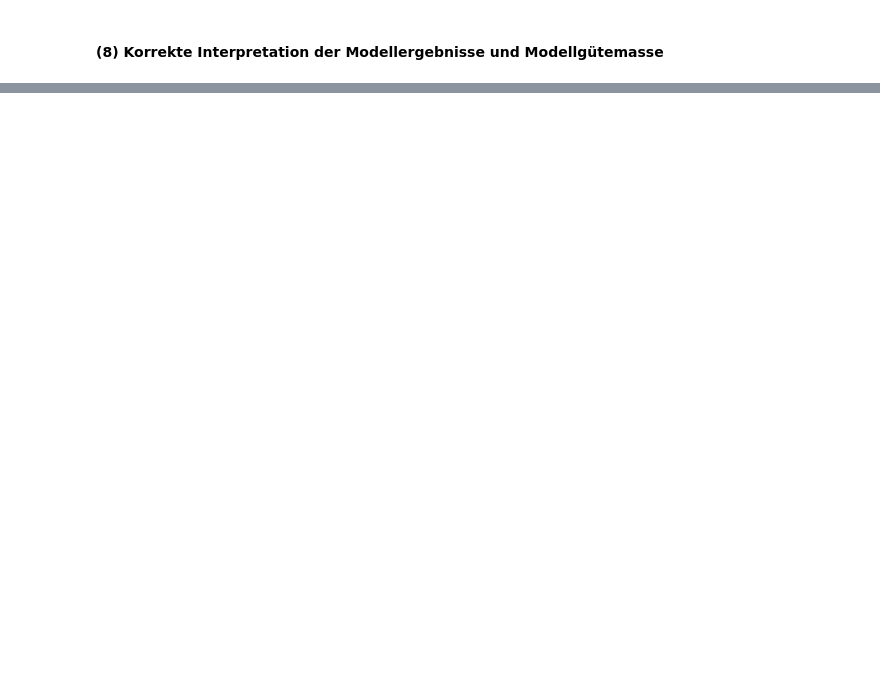
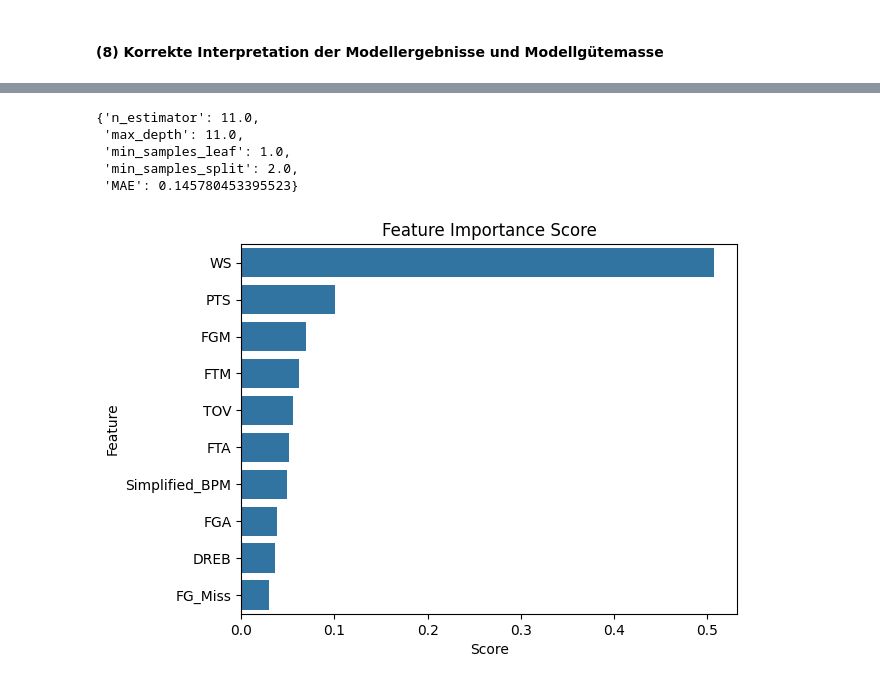
Before and after one commit to mimitridurri/ADS_Group2, a Jupyter notebook: WebScrape/Group2.ipynb, the cells around one changed output, grey strips where cells are left out. Saved outputs shown, nothing was run; the diff lists cells and outputs as text; code cells hidden in the pictures; blank space fills up the shorter version.

```diff
--- a/WebScrape/Group2.ipynb
+++ b/WebScrape/Group2.ipynb
@@ -1098,0 +1188,26 @@ Prediction accuracy: 0.59375
+# %%
+def fit_forecast_model(regressor):
+    model = regressor
+    model.fit(forecast_X_train_df, forecast_y_train_df)
+    predictions = model.predict(forecast_X_test_df)
+
+    mvp_race_forecast = df_selected_stats.copy()
+    mvp_race_forecast['Share Prediction'] = predictions
+    mvp_race_forecast = mvp_race_forecast.sort_values(["Share Prediction"], ascending = (False))
+
+    mvp_race_forecast_sub = mvp_race_forecast[[
+                                                'Player',
+                                                'Share Prediction',
+                                                'WS',
+                                                'PTS',
+                                                'Simplified_BPM',
+                                                'TOV',
+                                                'FGM',
+                                                'FTA',
+                                                'FTM',
+                                                'FG_Miss',
+                                                'DREB'
+                                              ]].reset_index(drop=True)
+    mvp_race_forecast_sub.head()
+    avg_feature_importance(models=[model], cols=df_selected_stats_cleaned.columns)
+    return model, mvp_race_forecast_sub
@@ -1100,0 +1327,21 @@ Prediction accuracy: 0.59375
+# %%
+rf_best_parameters = dict(rf_parameter_options.iloc[0][:5])
+rf_best_parameters
+# %% [output]
+{'n_estimator': 11.0,
+ 'max_depth': 11.0,
+ 'min_samples_leaf': 1.0,
+ 'min_samples_split': 2.0,
+ 'MAE': 0.145780453395523}
+# %%
+
+#best random forest model
+rf_model, rf_mvp_race_forecast = fit_forecast_model(regressor = RandomForestRegressor(
+                                                    n_estimators = 11,
+                                                    random_state = 42,
+                                                    max_depth=11,
+                                                    min_samples_leaf=1,
+                                                    min_samples_split=2)
+)
+# %% [output]
+[figure, added]
```
Also changed, not shown: parts of 50 cells of this notebook.
